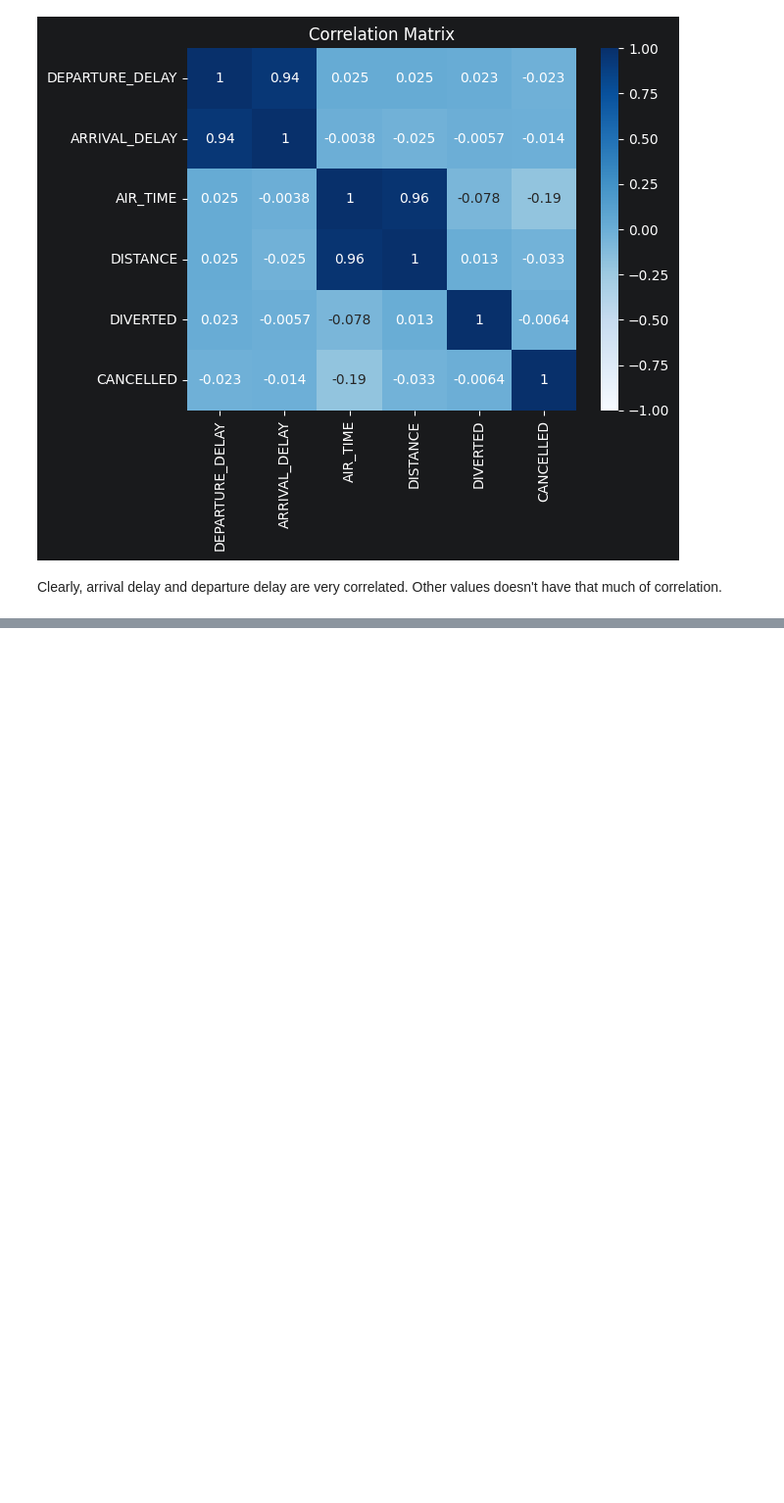
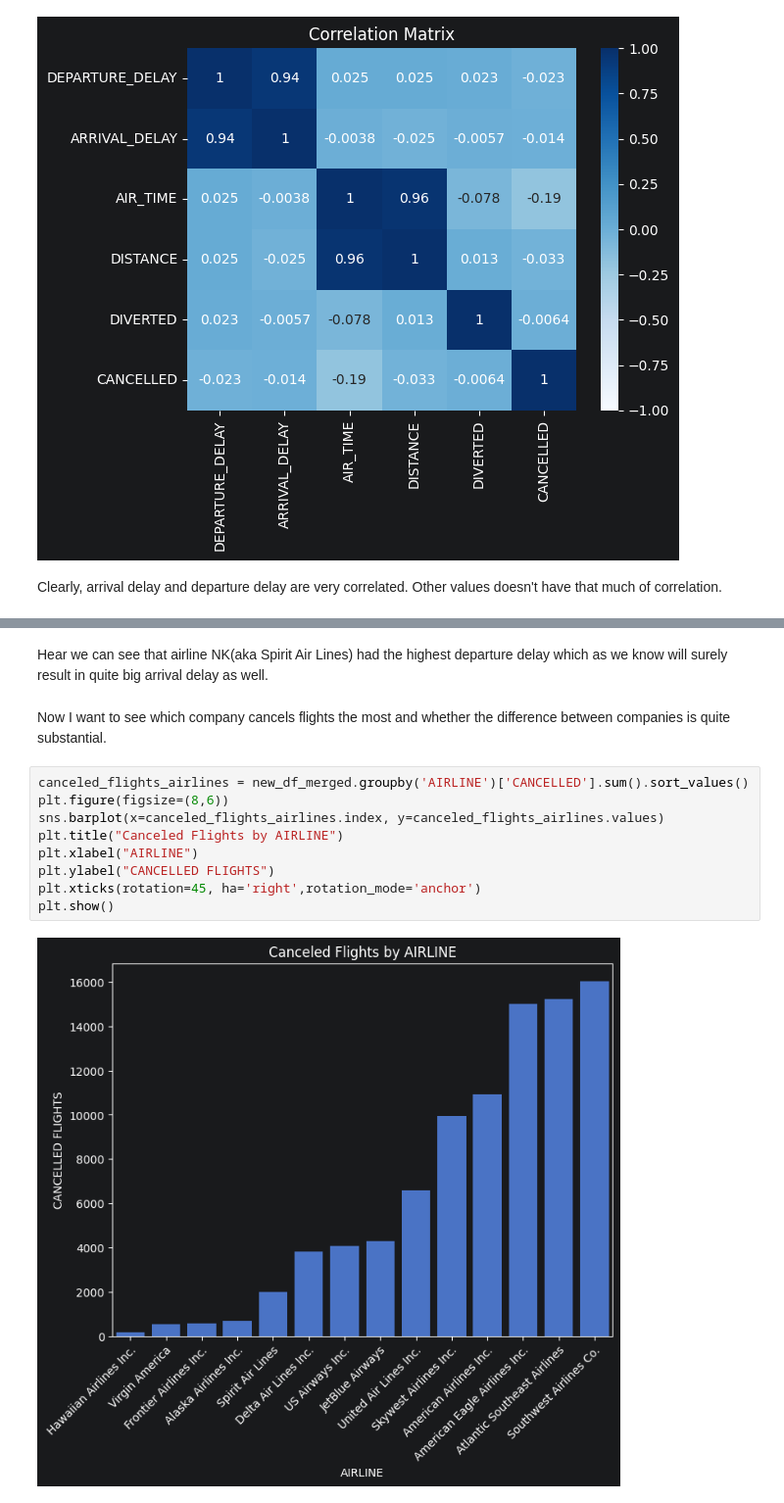
Before and after one commit to ZelentsovTymofii/USA_Flights_EDA, a Jupyter notebook: datetime_and_cleaning.ipynb, the cells around one changed output, grey strips where cells are left out. Shown at 98% size. Cells and saved outputs as stored; diff of their text form; blank space fills up the shorter version.

```diff
--- a/datetime_and_cleaning.ipynb
+++ b/datetime_and_cleaning.ipynb
@@ -413,0 +434,15 @@ Clearly, arrival delay and departure delay are very correlated. Other values doe
+# %% [markdown]
+Hear we can see that airline NK(aka Spirit Air Lines) had the highest departure delay which as we know will surely result in quite big arrival delay as well.
+# %% [markdown]
+Now I want to see which company cancels flights the most and whether the difference between companies is quite substantial.
+# %%
+canceled_flights_airlines = new_df_merged.groupby('AIRLINE')['CANCELLED'].sum().sort_values()
+plt.figure(figsize=(8,6))
+sns.barplot(x=canceled_flights_airlines.index, y=canceled_flights_airlines.values)
+plt.title("Canceled Flights by AIRLINE")
+plt.xlabel("AIRLINE")
+plt.ylabel("CANCELLED FLIGHTS")
+plt.xticks(rotation=45, ha='right',rotation_mode='anchor')
+plt.show()
+# %% [output]
+[figure, added]
```
Also changed, not shown: parts of 9 cells of this notebook.
